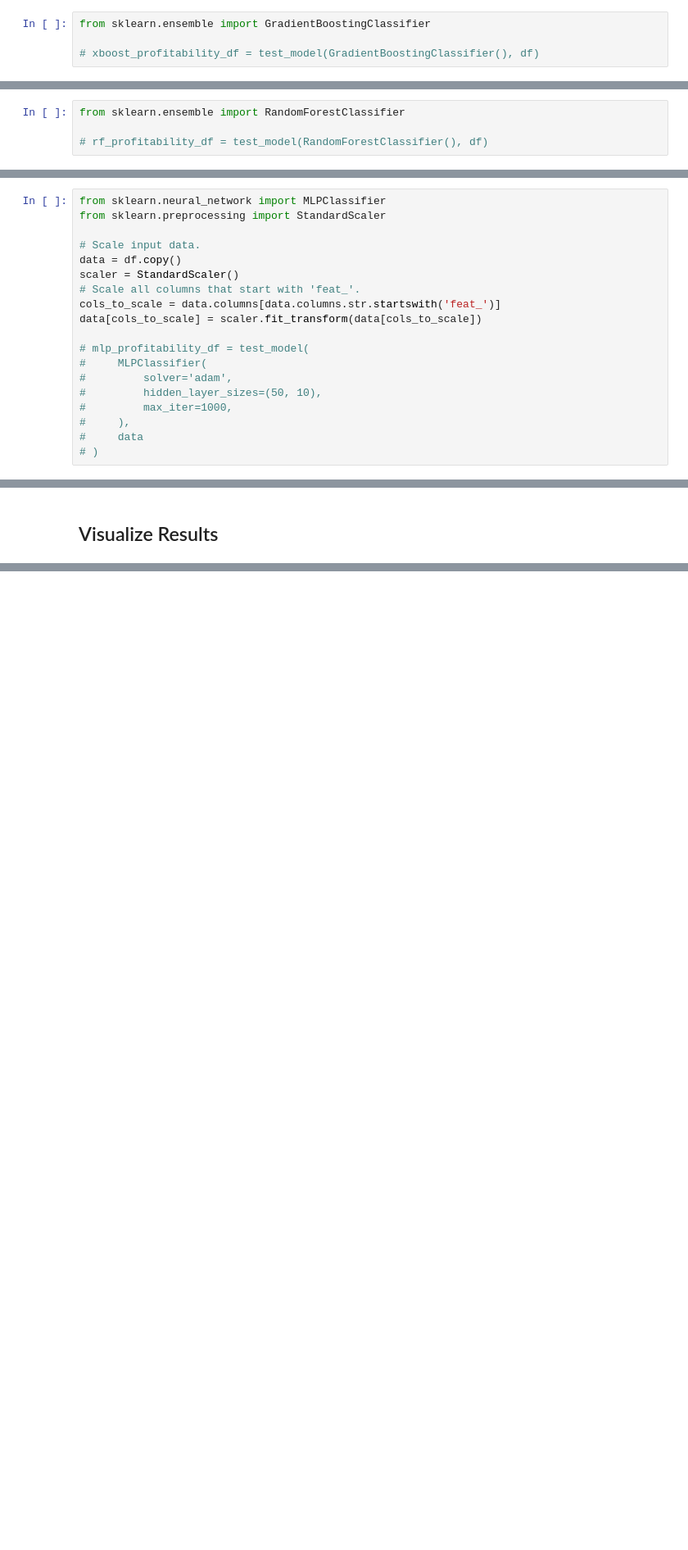
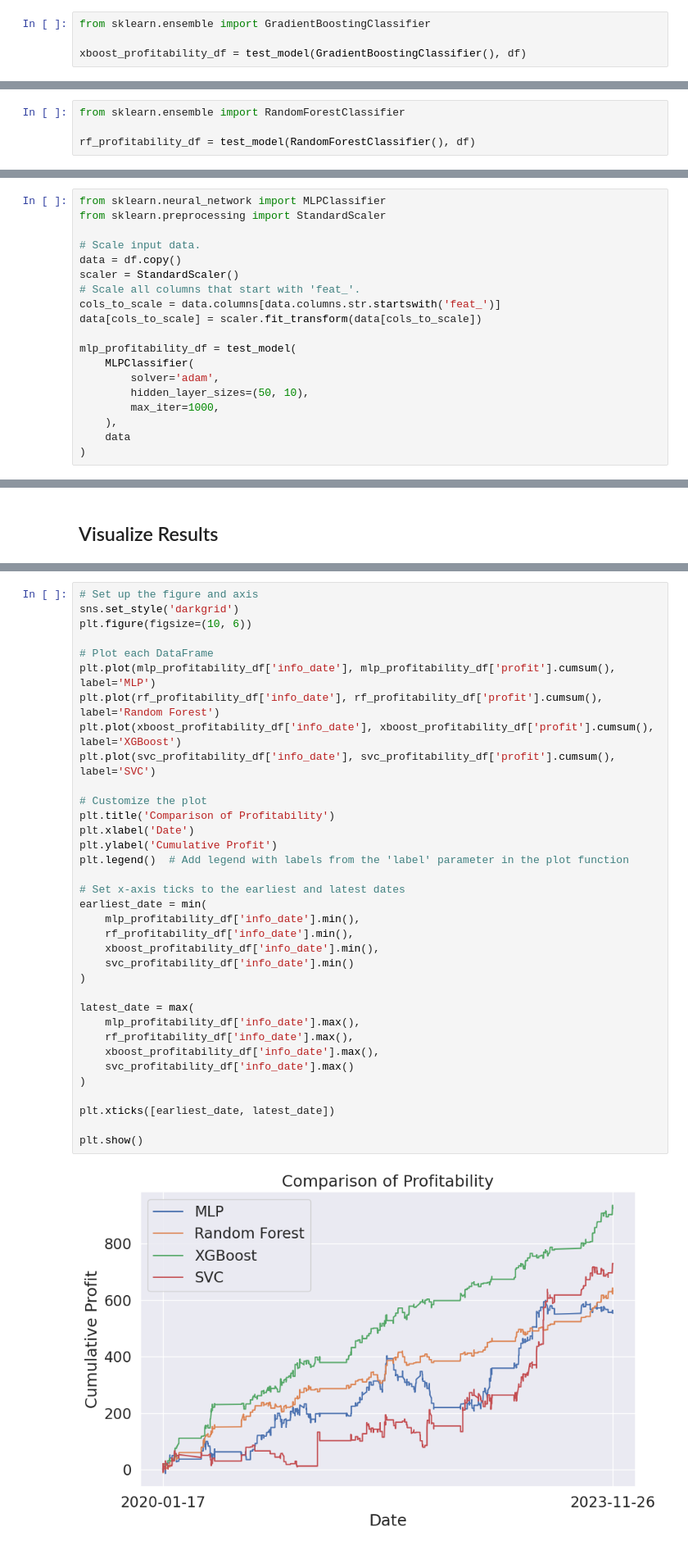
Before and after one commit to stoyanK7/football-prediction, a Jupyter notebook: notebooks/013-try-different-models.ipynb, the cells around one changed output, grey strips where cells are left out. Shown at 82% size. Drawn from its saved outputs; the diff is of its cells as text; blank space fills up the shorter version.

```diff
--- a/notebooks/013-try-different-models.ipynb
+++ b/notebooks/013-try-different-models.ipynb
@@ -223,7 +227,7 @@ NuSVC Max precision: 61.70%
 # %%
 from sklearn.ensemble import GradientBoostingClassifier
 
-# xboost_profitability_df = test_model(GradientBoostingClassifier(), df)
+xboost_profitability_df = test_model(GradientBoostingClassifier(), df)
 # %% [output]
 ----------------------------------------
 From 2020-01-01 to 2020-01-11
@@ -249,7 +253,7 @@ GradientBoostingClassifier Max precision: 58.39%
 # %%
 from sklearn.ensemble import RandomForestClassifier
 
-# rf_profitability_df = test_model(RandomForestClassifier(), df)
+rf_profitability_df = test_model(RandomForestClassifier(), df)
 # %% [output]
 ----------------------------------------
 From 2020-01-01 to 2020-01-11
@@ -287,14 +291,14 @@ scaler = StandardScaler()
 cols_to_scale = data.columns[data.columns.str.startswith('feat_')]
 data[cols_to_scale] = scaler.fit_transform(data[cols_to_scale])
 
-# mlp_profitability_df = test_model(
-#     MLPClassifier(
-#         solver='adam',
-#         hidden_layer_sizes=(50, 10),
-#         max_iter=1000,
-#     ),
-#     data
-# )
+mlp_profitability_df = test_model(
+    MLPClassifier(
+        solver='adam',
+        hidden_layer_sizes=(50, 10),
+        max_iter=1000,
+    ),
+    data
+)
 # %% [output]
 ----------------------------------------
 From 2020-01-01 to 2020-01-11
@@ -350,0 +351,37 @@ for prof_df in [svc_profitability_df]:
+# %%
+# Set up the figure and axis
+sns.set_style('darkgrid')
+plt.figure(figsize=(10, 6))
+
+# Plot each DataFrame
+plt.plot(mlp_profitability_df['info_date'], mlp_profitability_df['profit'].cumsum(), label='MLP')
+plt.plot(rf_profitability_df['info_date'], rf_profitability_df['profit'].cumsum(), label='Random Forest')
+plt.plot(xboost_profitability_df['info_date'], xboost_profitability_df['profit'].cumsum(), label='XGBoost')
+plt.plot(svc_profitability_df['info_date'], svc_profitability_df['profit'].cumsum(), label='SVC')
+
+# Customize the plot
+plt.title('Comparison of Profitability')
+plt.xlabel('Date')
+plt.ylabel('Cumulative Profit')
+plt.legend()  # Add legend with labels from the 'label' parameter in the plot function
+
+# Set x-axis ticks to the earliest and latest dates
+earliest_date = min(
+    mlp_profitability_df['info_date'].min(),
+    rf_profitability_df['info_date'].min(),
+    xboost_profitability_df['info_date'].min(),
+    svc_profitability_df['info_date'].min()
+)
+
+latest_date = max(
+    mlp_profitability_df['info_date'].max(),
+    rf_profitability_df['info_date'].max(),
+    xboost_profitability_df['info_date'].max(),
+    svc_profitability_df['info_date'].max()
+)
+
+plt.xticks([earliest_date, latest_date])
+
+plt.show()
+# %% [output]
+[figure, added]
```
Also changed, not shown: parts of 8 cells of this notebook, 5 other files.
